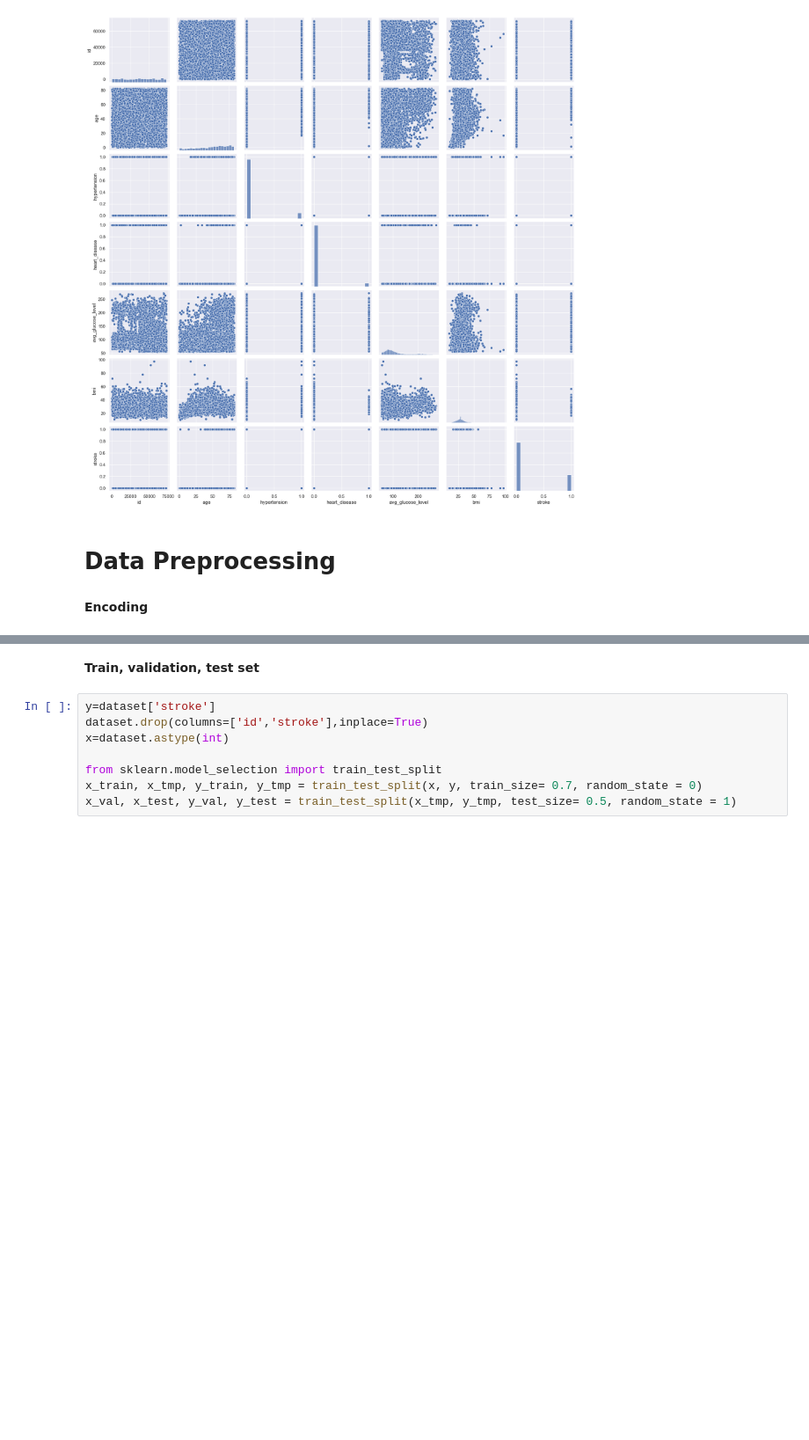
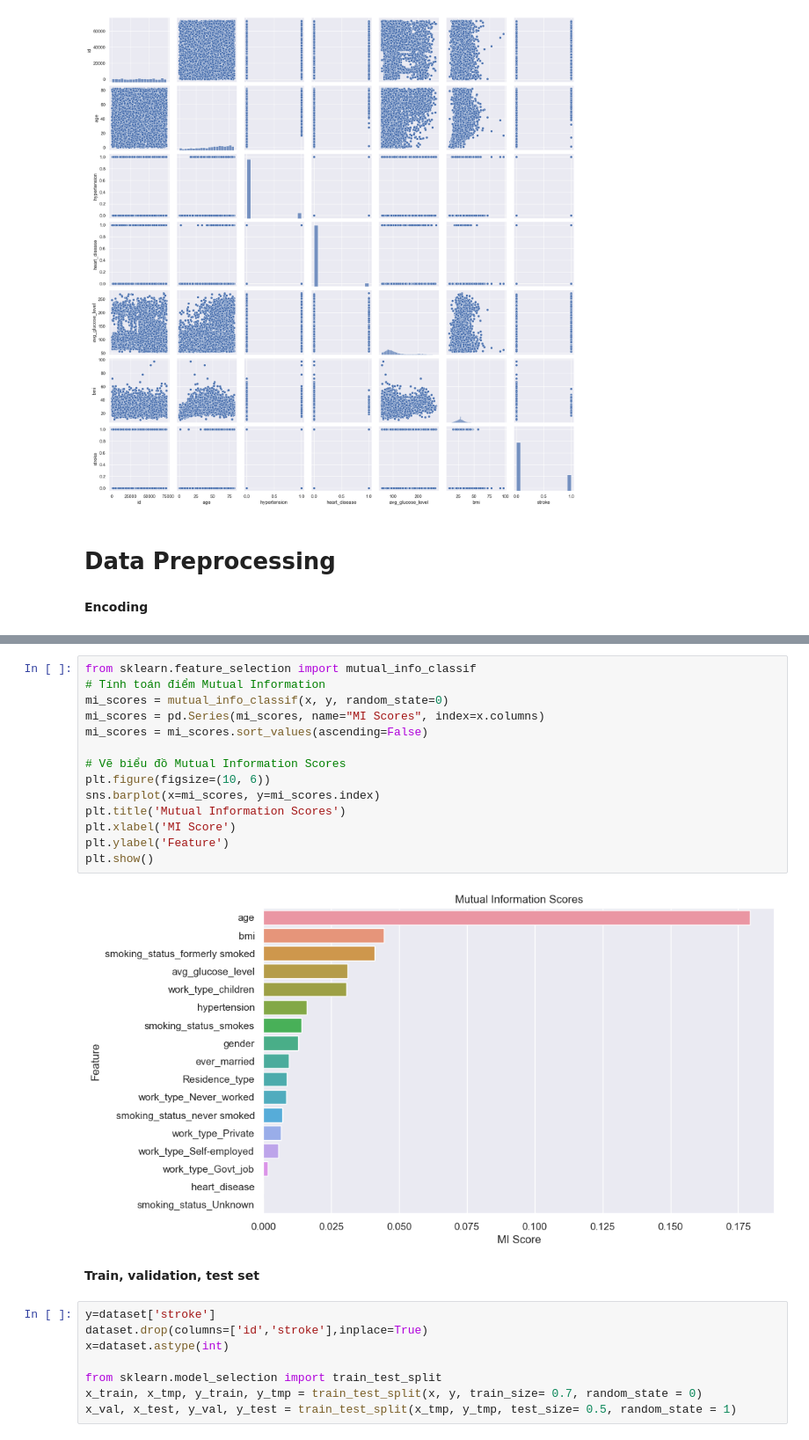
Before and after one commit to hoandkjxhbfhk/stroke-predict, a Jupyter notebook: model.ipynb, the cells around one changed output, grey strips where cells are left out. Shown at 88% size. Cells and saved outputs as stored; diff of their text form; blank space fills up the shorter version.

```diff
--- a/model.ipynb
+++ b/model.ipynb
@@ -470,3 +481,19 @@ dataset['work_type'] = label_encoder.fit_transform(dataset['work_type'])
+# %%
+from sklearn.feature_selection import mutual_info_classif
+# Tính toán điểm Mutual Information
+mi_scores = mutual_info_classif(x, y, random_state=0)
+mi_scores = pd.Series(mi_scores, name="MI Scores", index=x.columns)
+mi_scores = mi_scores.sort_values(ascending=False)
+
+# Vẽ biểu đồ Mutual Information Scores
+plt.figure(figsize=(10, 6))
+sns.barplot(x=mi_scores, y=mi_scores.index)
+plt.title('Mutual Information Scores')
+plt.xlabel('MI Score')
+plt.ylabel('Feature')
+plt.show()
+# %% [output]
+[figure, added]
 # %% [markdown]
 **Train, validation, test set**
 # %%
```
Also changed, not shown: parts of 32 cells of this notebook.
